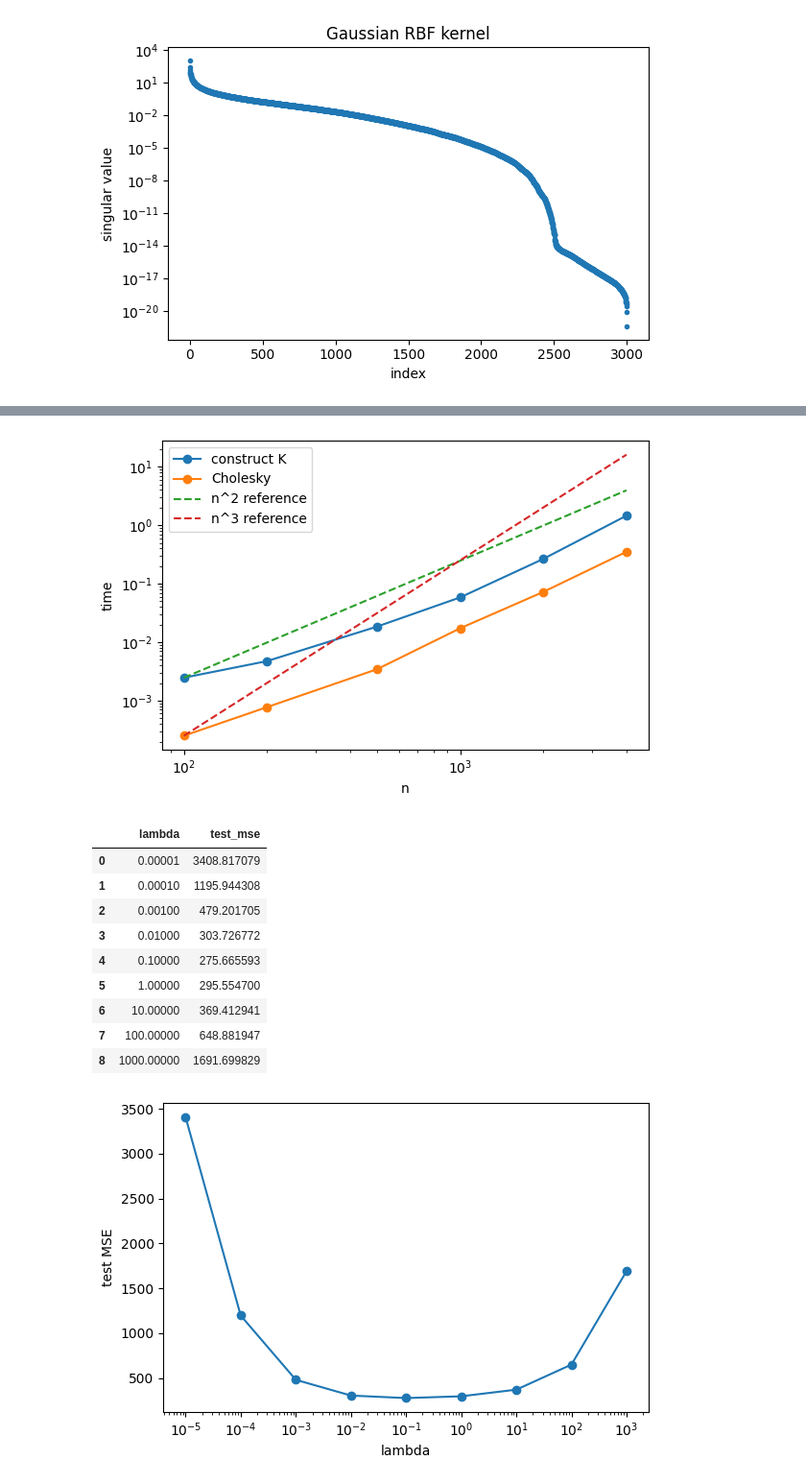
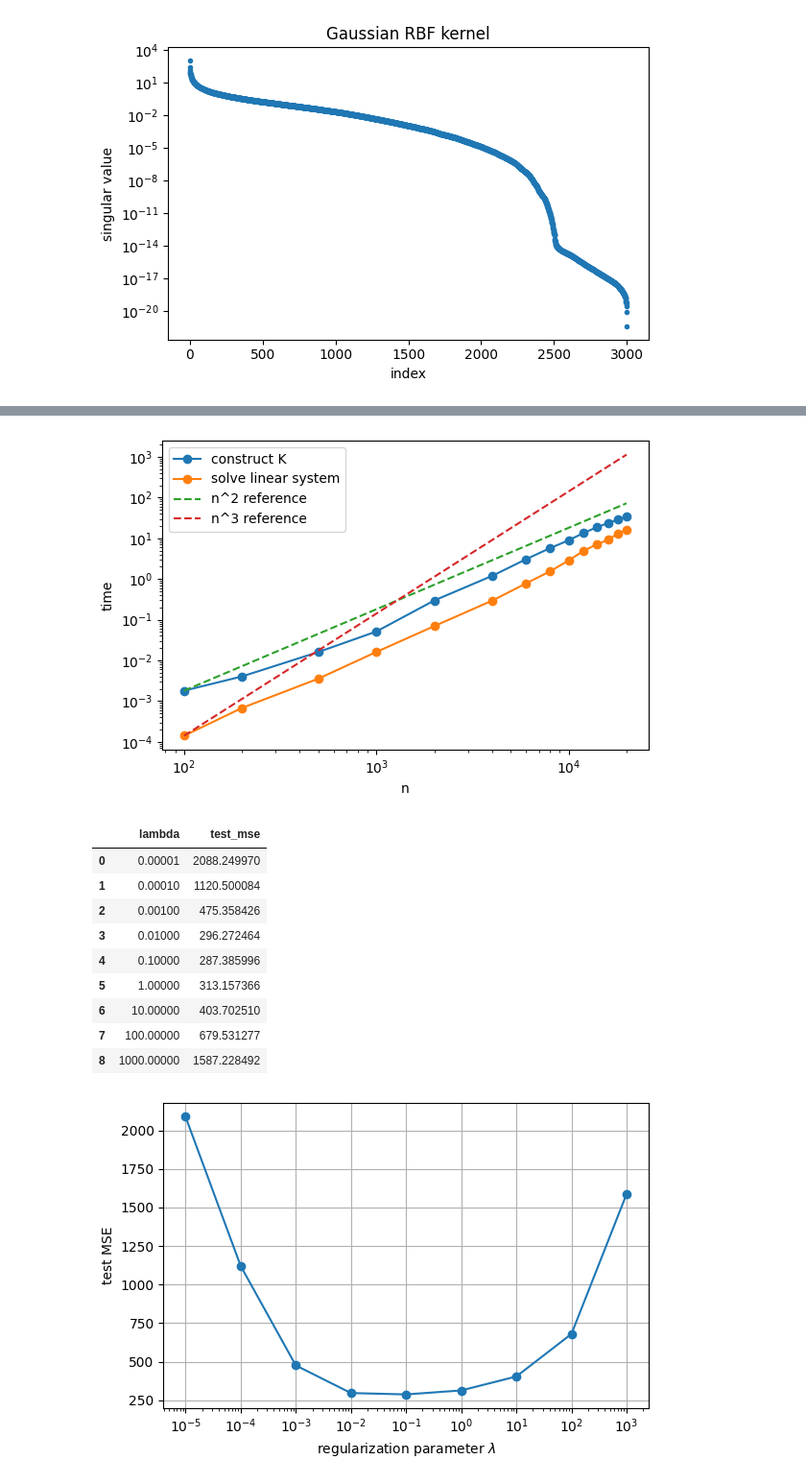
Before and after one commit to YTFORGE898/repo, a Jupyter notebook: Experiments/singular_value_plots_chapter2.ipynb, the cells around one changed output, grey strips where cells are left out. Shown at 96% size. Cells and saved outputs as stored; diff of their text form; code cells hidden in the pictures.

```diff
--- a/Experiments/singular_value_plots_chapter2.ipynb
+++ b/Experiments/singular_value_plots_chapter2.ipynb
@@ -137,12 +137,12 @@ def rbf1(A, B):
     return K
 
 kernel_list = [
-    ("linear", linear),
-    ("polynomial", poly),
-    ("RBF", rbf1),
+    ("(a) linear", linear),
+    ("(b) polynomial", poly),
+    ("(c) RBF", rbf1),
 ]
 
-fig, axes = plt.subplots(1, 3, figsize=(11, 3))
+fig, axes = plt.subplots(1, 3, figsize=(11, 3), sharey=True)
 
 for ax, (name, func) in zip(axes, kernel_list):
     K = make_kernel_matrix(data, func)
@@ -159,7 +159,9 @@ for ax, (name, func) in zip(axes, kernel_list):
     ax.semilogy(np.arange(1, stop + 1), sing_val[:stop], ".")
     ax.set_title(name + " kernel")
     ax.set_xlabel("index for n = " + str(n))
-    ax.set_ylabel("normalised singular value")
+    ax.set_ylim(1e-16, 2)
+
+axes[0].set_ylabel("normalised singular value")
 
 plt.tight_layout()
 plt.savefig("../Results/sing_val_three_kernels.pdf")
@@ -238,5 +240,5 @@ plt.show()
 # %%
-ns = [10, 100, 200, 500, 1000, 2000, 4000]
+ns = [10, 100, 200, 500, 1000, 2000, 4000, 6000, 8000, 10000, 12000, 14000, 16000, 18000, 20000]
 plot_ns = ns[1:]   # n=10 is just a warm-up, it is not part of the result table or plot
 rows = []
 lam = 1e-2
@@ -267,7 +269,7 @@ for q in range(len(ns)):
         continue
 
     rows.append([n, "construct K", construct_time])
-    rows.append([n, "Cholesky", solve_time])
+    rows.append([n, "solve linear system", solve_time])
 
 solve_df = pd.DataFrame(rows, columns=["n", "part", "time"])
 solve_df.to_csv("../Results/construct_vs_solve_time.csv", index=False)
@@ -302,7 +308,7 @@ base_construct = solve_df[
 ]["time"].iloc[0]
 
 base_solve = solve_df[
-    (solve_df["part"] == "Cholesky") & (solve_df["n"] == base_n)
+    (solve_df["part"] == "solve linear system") & (solve_df["n"] == base_n)
 ]["time"].iloc[0]
 
 plt.loglog(ref_n, base_construct * (ref_n/ref_n[0])**2, linestyle="--", label="n^2 reference")
@@ -315,7 +321,7 @@ plt.tight_layout()
 plt.savefig("../Results/construct_vs_solve_time.pdf")
 plt.show()
 # %% [output]
-[figure, old version]
+[figure, new version]
 # %%
 # MSE and lambda plot
 
@@ -344,26 +350,27 @@ mse_df.to_csv("../Results/mse_vs_lambda.csv", index=False)
 mse_df
 # %% [output]
 |  | lambda | test_mse |
-| 0 | 0.00001 | 3408.817079 |
-| 1 | 0.00010 | 1195.944308 |
-| 2 | 0.00100 | 479.201705 |
-| 3 | 0.01000 | 303.726772 |
-| 4 | 0.10000 | 275.665593 |
-| 5 | 1.00000 | 295.554700 |
-| 6 | 10.00000 | 369.412941 |
-| 7 | 100.00000 | 648.881947 |
-| 8 | 1000.00000 | 1691.699829 |
+| 0 | 0.00001 | 2088.249970 |
+| 1 | 0.00010 | 1120.500084 |
+| 2 | 0.00100 | 475.358426 |
+| 3 | 0.01000 | 296.272464 |
+| 4 | 0.10000 | 287.385996 |
+| 5 | 1.00000 | 313.157366 |
+| 6 | 10.00000 | 403.702510 |
+| 7 | 100.00000 | 679.531277 |
+| 8 | 1000.00000 | 1587.228492 |
 # %%
 # Plot MSE against lambda
 plt.figure(figsize=(6, 4))
 plt.semilogx(mse_df["lambda"], mse_df["test_mse"], marker="o")
-plt.xlabel("lambda")
+plt.xlabel("regularization parameter $\lambda$")
 plt.ylabel("test MSE")
+plt.grid(True)
 plt.tight_layout()
 plt.savefig("../Results/mse_vs_lambda.pdf")
 plt.show()
 # %% [output]
-[figure, old version]
+[figure, new version]
 # %%
 # Fixed test set while increasing train set size
 
```
Also changed, not shown: parts of 8 cells of this notebook, 23 other files.
